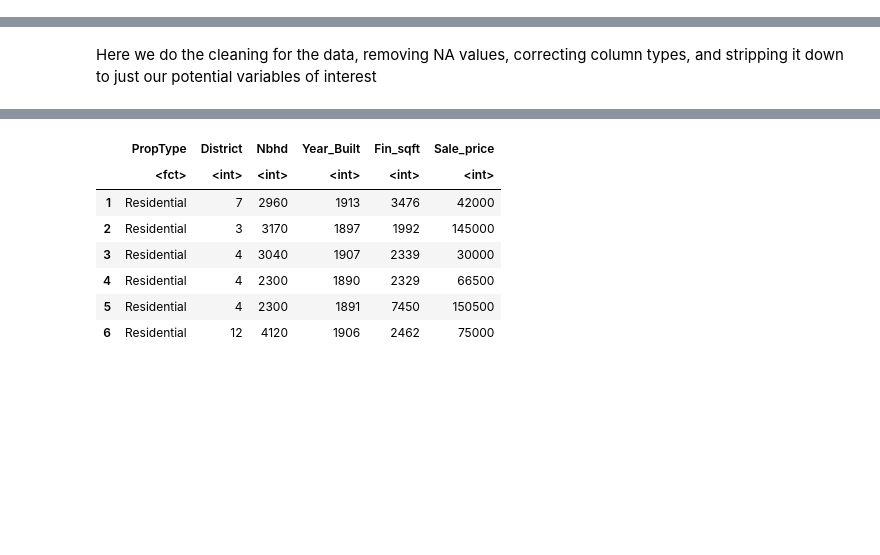
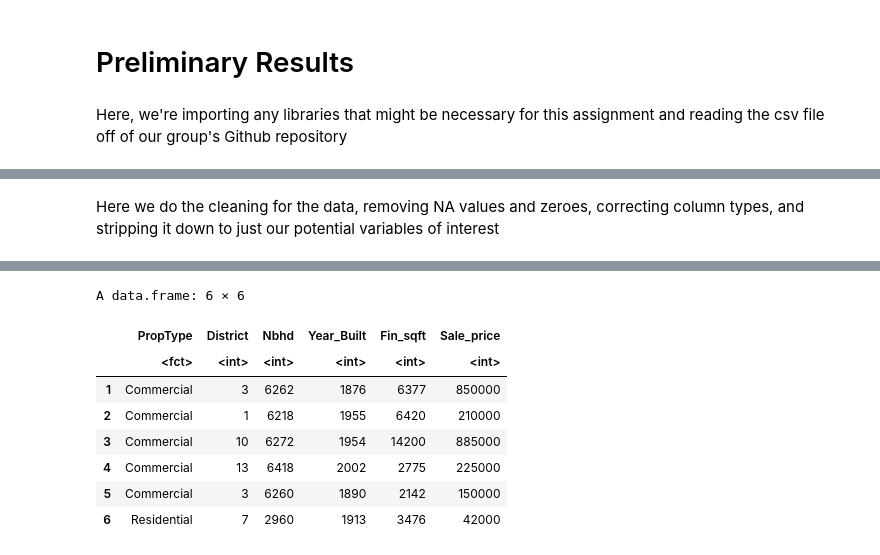
Before and after one commit to mhuang306/STAT-201-proj, a Jupyter notebook: Project Proposal.ipynb, the cells around one changed output, grey strips where cells are left out. Cells and saved outputs as stored; diff of their text form; code cells hidden in the pictures; blank space fills up the shorter version.

```diff
--- a/Project Proposal.ipynb
+++ b/Project Proposal.ipynb
@@ -1,3 +11,5 @@
+# %% [markdown]
+# Preliminary Results
 # %%
 library(tidyverse)
 library(repr)
@@ -7,6 +19,8 @@ library(infer)
 library(gridExtra)
 library(cowplot)
 housing_data <- read.csv("https://raw.githubusercontent.com/mhuang306/STAT-201-proj/main/2002-2018-property-sales-data%5B1%5D.csv")
+# %% [markdown]
+Here, we're importing any libraries that might be necessary for this assignment and reading the csv file off of our group's Github repository
 # %%
 head(housing_data)
 # %% [output]
@@ -20,13 +34,14 @@ A data.frame: 6 × 19
 | 5 | Commercial | 3480290000 | 3830 W LISBON AV |  | 15 | 6254 | Store Bldg - Multi Story (Store &... |  | 2 | 1909 | ... |
 | 6 | Commercial | 4069983200 | 320 N 76TH ST |  | 10 | 6272 | Strip Shopping Center |  | 1 | 1954 | ... |
 # %% [markdown]
-Here we do the cleaning for the data, removing NA values, correcting column types, and stripping it down to just our potential variables of interest
+Here we do the cleaning for the data, removing NA values and zeroes, correcting column types, and stripping it down to just our potential variables of interest
 # %%
 housing_data <- housing_data |>
     mutate(PropType = as.factor(PropType)) |>
     select(PropType, District, Nbhd, Year_Built, Fin_sqft, Sale_price) |>
     drop_na() |>
-    filter(PropType == "Residential")
+    filter(PropType == c("Residential", "Commercial")) |>
+    filter(Year_Built != 0, Fin_sqft != 0, Sale_price != 0)
 
 head(housing_data)
 # %% [output]
@@ -34,8 +55,9 @@ A data.frame: 6 × 6
+A data.frame: 6 × 6
 |  | PropType | District | Nbhd | Year_Built | Fin_sqft | Sale_price |
 |  | <fct> | <int> | <int> | <int> | <int> | <int> |
-| 1 | Residential | 7 | 2960 | 1913 | 3476 | 42000 |
-| 2 | Residential | 3 | 3170 | 1897 | 1992 | 145000 |
-| 3 | Residential | 4 | 3040 | 1907 | 2339 | 30000 |
-| 4 | Residential | 4 | 2300 | 1890 | 2329 | 66500 |
-| 5 | Residential | 4 | 2300 | 1891 | 7450 | 150500 |
-| 6 | Residential | 12 | 4120 | 1906 | 2462 | 75000 |
+| 1 | Commercial | 3 | 6262 | 1876 | 6377 | 850000 |
+| 2 | Commercial | 1 | 6218 | 1955 | 6420 | 210000 |
+| 3 | Commercial | 10 | 6272 | 1954 | 14200 | 885000 |
+| 4 | Commercial | 13 | 6418 | 2002 | 2775 | 225000 |
+| 5 | Commercial | 3 | 6260 | 1890 | 2142 | 150000 |
+| 6 | Residential | 7 | 2960 | 1913 | 3476 | 42000 |
```
Also changed, not shown: parts of 10 cells of this notebook.
